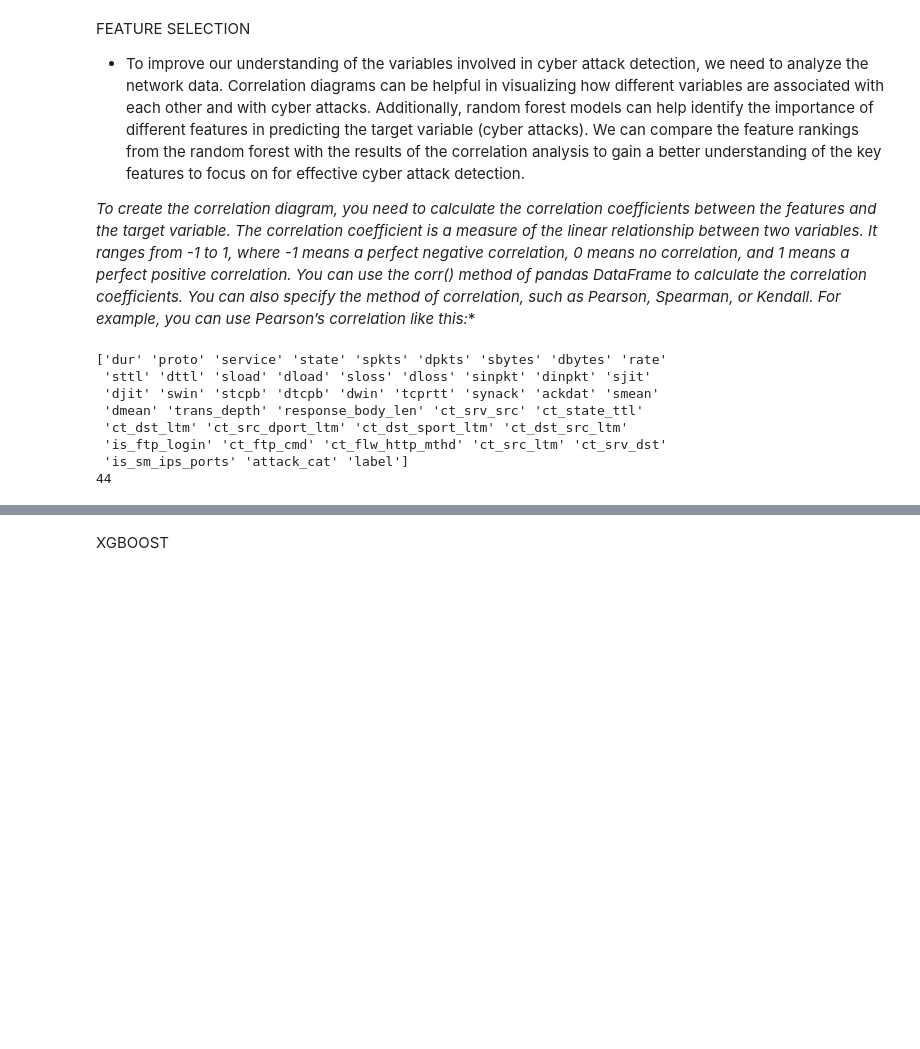
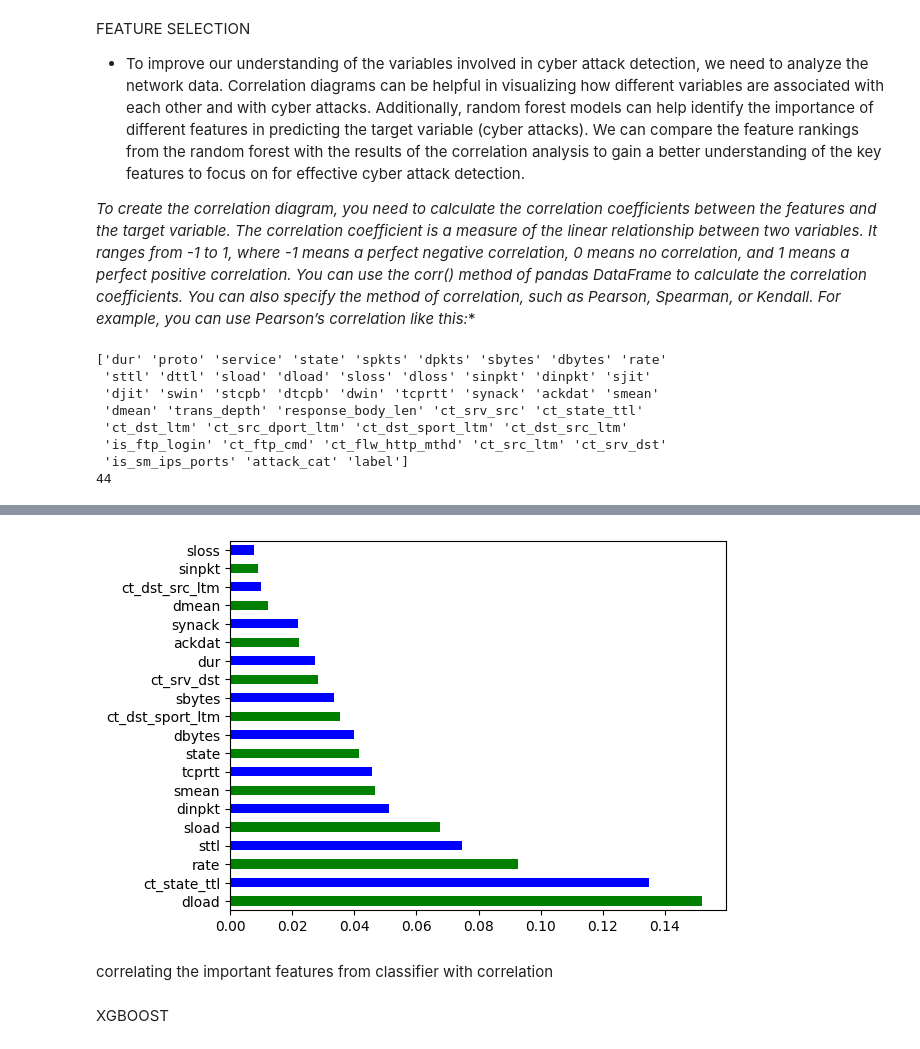
Before and after one commit to Abugahh/Detecting-Networks-Anomaly-using-ML, a Jupyter notebook: Project.ipynb, the cells around one changed output, grey strips where cells are left out. Saved outputs shown, nothing was run; the diff lists cells and outputs as text; code cells hidden in the pictures; blank space fills up the shorter version.

```diff
--- a/Project.ipynb
+++ b/Project.ipynb
@@ -806,3 +1149,11 @@ plt.show()
+# %%
+feat_importances = pd.Series(rf_best.feature_importances_, index=X.columns)
+feat_importances.nlargest(20).plot(kind='barh',color=['g','b']*5)
+plt.show()
+# %% [output]
+[figure, added]
+# %% [markdown]
+correlating the important features from classifier with correlation
 # %% [markdown]
 XGBOOST
 # %%
```
Also changed, not shown: parts of 24 cells of this notebook, 1 other file.
